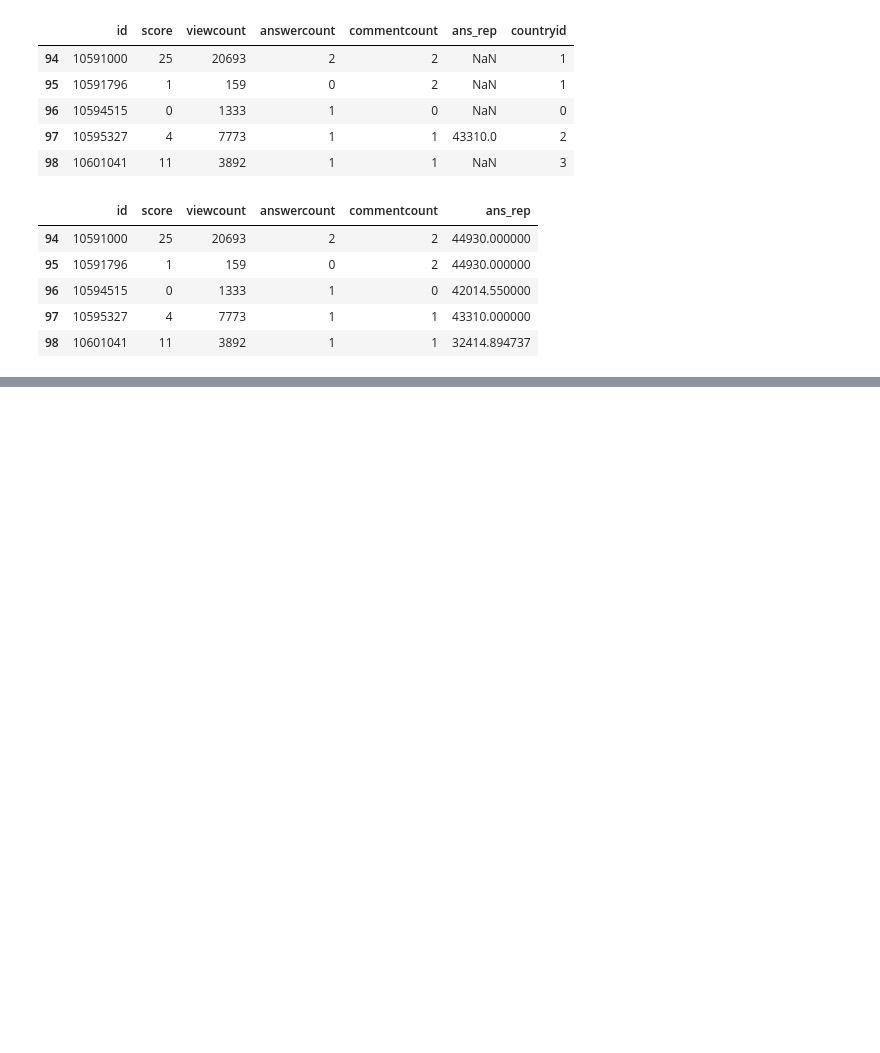
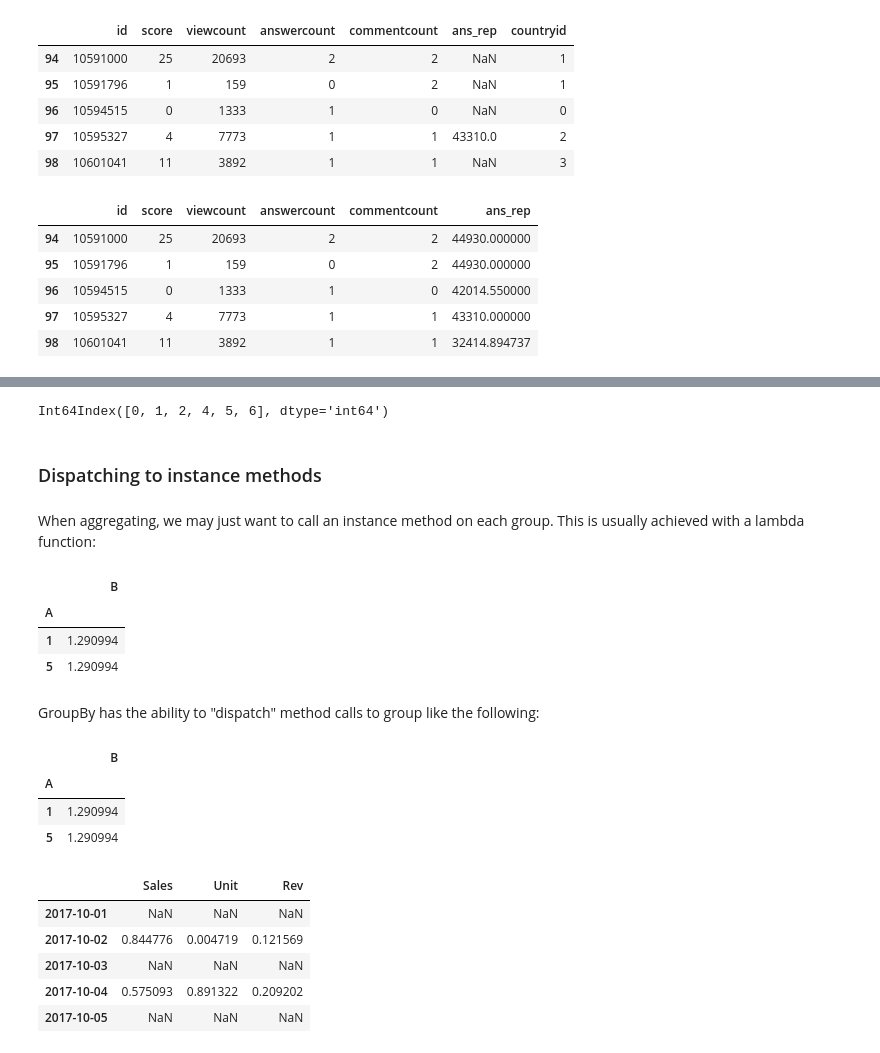
Before and after one commit to onlyphantom/WebAnalytics, a Jupyter notebook: panda_documentation.ipynb, the cells around one changed output, grey strips where cells are left out. Drawn from its saved outputs; the diff is of its cells as text; code cells hidden in the pictures; blank space fills up the shorter version.

Commit message:
add rolling and method dispatching examples

```diff
--- a/panda_documentation.ipynb
+++ b/panda_documentation.ipynb
@@ -355,0 +421,41 @@ dat.groupby('countryid').transform(f).tail()
+# %%
+df_re.groupby('A').head(3).index
+# %% [output]
+Int64Index([0, 1, 2, 4, 5, 6], dtype='int64')
+# %% [markdown]
+### Dispatching to instance methods
+# %% [markdown]
+When aggregating, we may just want to call an instance method on each group. This is usually achieved with a lambda function:
+# %%
+grouped = df_re.groupby('A')
+grouped.aggregate(lambda x: x.std())
+# %% [output]
+|  | B |
+| A |  |
+| 1 | 1.290994 |
+| 5 | 1.290994 |
+# %% [markdown]
+GroupBy has the ability to "dispatch" method calls to group like the following:
+# %%
+grouped.std()
+# %% [output]
+|  | B |
+| A |  |
+| 1 | 1.290994 |
+| 5 | 1.290994 |
+# %%
+np.random.seed(100)
+tsdf = pd.DataFrame(
+    np.random.rand(500, 3),
+    index=pd.date_range('2017-10-1', periods=500),
+    columns=['Sales', 'Unit', "Rev"]
+)
+tsdf.iloc[::2] = np.nan
+tsdf.head()
+# %% [output]
+|  | Sales | Unit | Rev |
+| 2017-10-01 | NaN | NaN | NaN |
+| 2017-10-02 | 0.844776 | 0.004719 | 0.121569 |
+| 2017-10-03 | NaN | NaN | NaN |
+| 2017-10-04 | 0.575093 | 0.891322 | 0.209202 |
+| 2017-10-05 | NaN | NaN | NaN |
```
Also changed, not shown: parts of 15 cells of this notebook.
